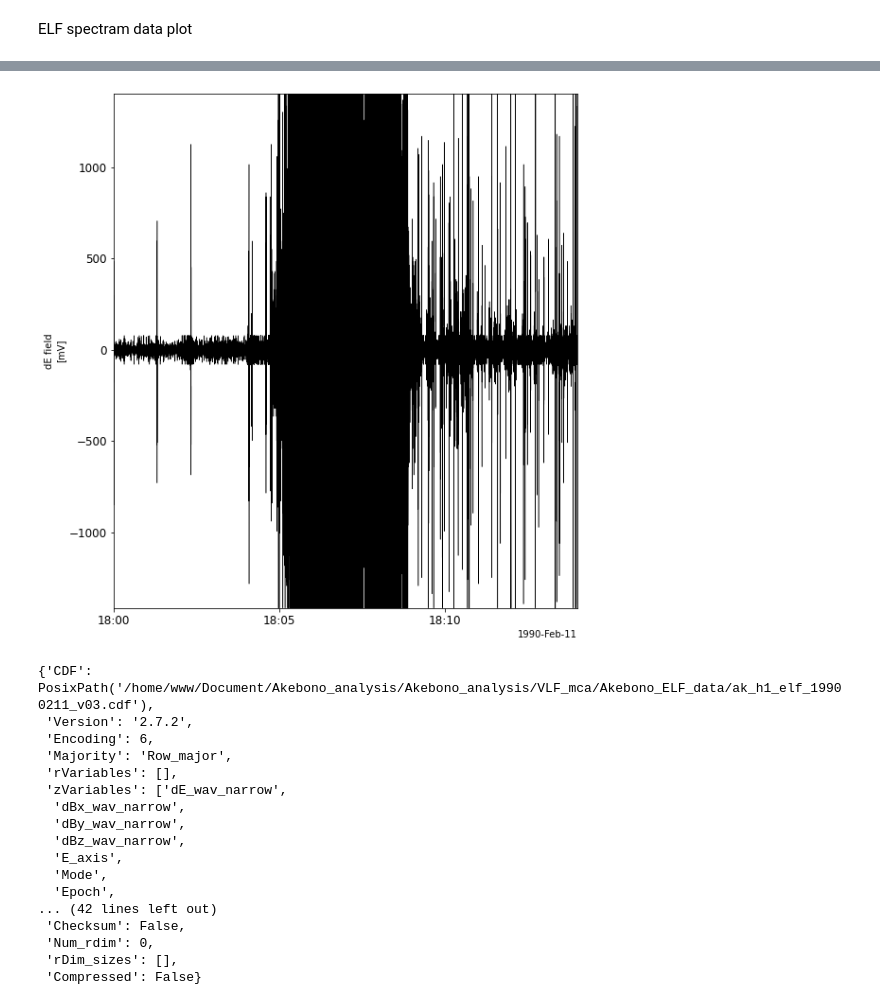
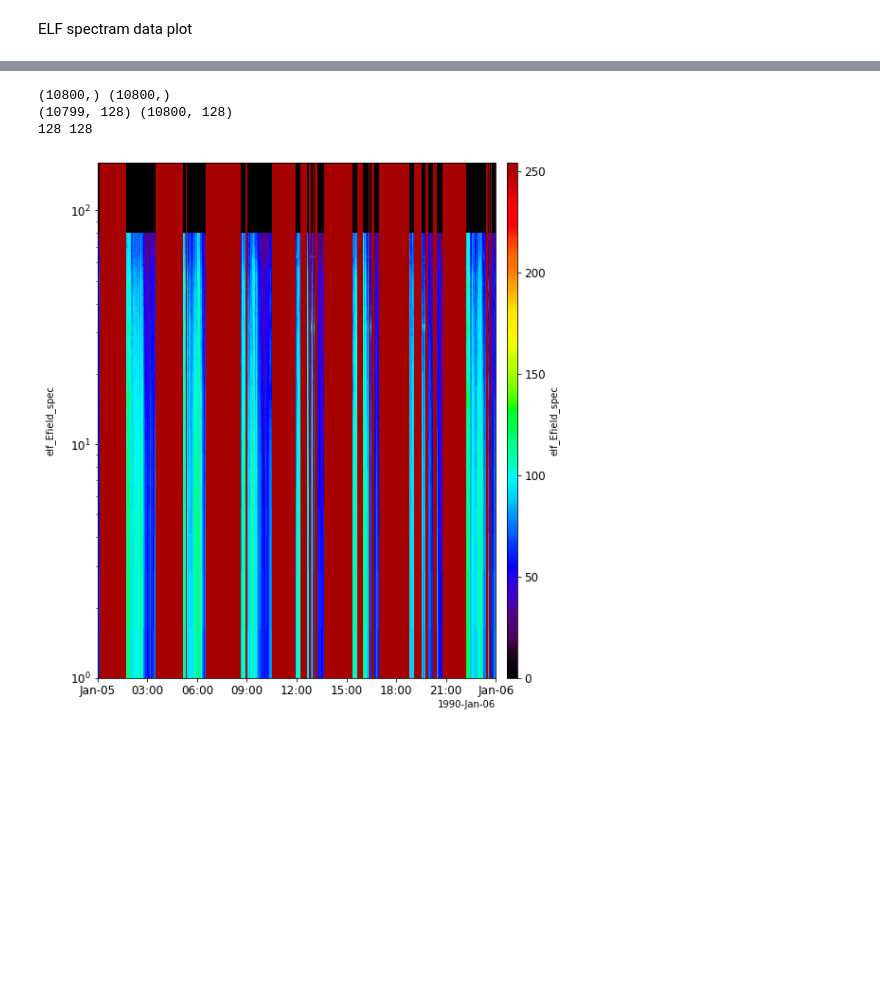
Before and after one commit to shuji-onosawa/Akebono_analysis_old, a Jupyter notebook: VLF_mca/Akebono_ELF_data/akebono_elf_analysis.ipynb, the cells around one changed output, grey strips where cells are left out. Saved outputs shown, nothing was run; the diff lists cells and outputs as text; code cells hidden in the pictures; blank space fills up the shorter version.

```diff
--- a/VLF_mca/Akebono_ELF_data/akebono_elf_analysis.ipynb
+++ b/VLF_mca/Akebono_ELF_data/akebono_elf_analysis.ipynb
@@ -77,27 +64,28 @@ ValueError: year -1 is out of range
-# %%
-pytplot.tlimit(['1990-02-11 18:00:00', '1990-02-11 18:14:00'])
-pytplot.tplot('dE_wav_narrow')
-# %% [output]
-[figure, removed]
-# %%
-import cdflib
-cdf_file = cdflib.CDF('ak_h1_elf_19900211_v03.cdf')
-cdf_file.cdf_info()
-# %% [output]
-{'CDF': PosixPath('/home/www/Document/Akebono_analysis/Akebono_analysis/VLF_mca/Akebono_ELF_data/ak_h1_elf_19900211_v03.cdf'),
- 'Version': '2.7.2',
- 'Encoding': 6,
- 'Majority': 'Row_major',
- 'rVariables': [],
- 'zVariables': ['dE_wav_narrow',
-  'dBx_wav_narrow',
-  'dBy_wav_narrow',
-  'dBz_wav_narrow',
-  'E_axis',
-  'Mode',
-  'Epoch',
-... (42 lines left out)
- 'Checksum': False,
- 'Num_rdim': 0,
- 'rDim_sizes': [],
- 'Compressed': False}
+# %%
+import cdflib
+import pyspedas, pytplot
+
+cdf_file1 = cdflib.CDF('./elf/ak_h1_elf_19900104_v01.cdf')
+cdf_file2 = cdflib.CDF('./elf/ak_h1_elf_19900105_v01.cdf')
+
+epoch1 = cdf_file1.varget('Epoch')
+epoch2 = cdf_file2.varget('Epoch')
+E1 = cdf_file1.varget('E')
+E2 = cdf_file2.varget('E')
+freq1 = cdf_file1.varget('Frequency')
+freq2 = cdf_file2.varget('Frequency')
+
+print(epoch1.shape, epoch2.shape)
+print(E1.shape, E2.shape)
+print(freq1.size, freq2.size)
+
+epoch_unixtime = cdflib.cdfepoch.unixtime(epoch2)
+pytplot.store_data('elf_Efield_spec', data={'x':epoch_unixtime, 'y':E2, 'v':freq2})
+pytplot.options('elf_Efield_spec', 'spec', 1)
+pytplot.options('elf_Efield_spec', 'ylog', 1)
+pytplot.tplot('elf_Efield_spec')
+# %% [output]
+(10800,) (10800,)
+(10799, 128) (10800, 128)
+128 128
+[figure, added]
```
Also changed, not shown: parts of 6 cells of this notebook, 5 other files.
